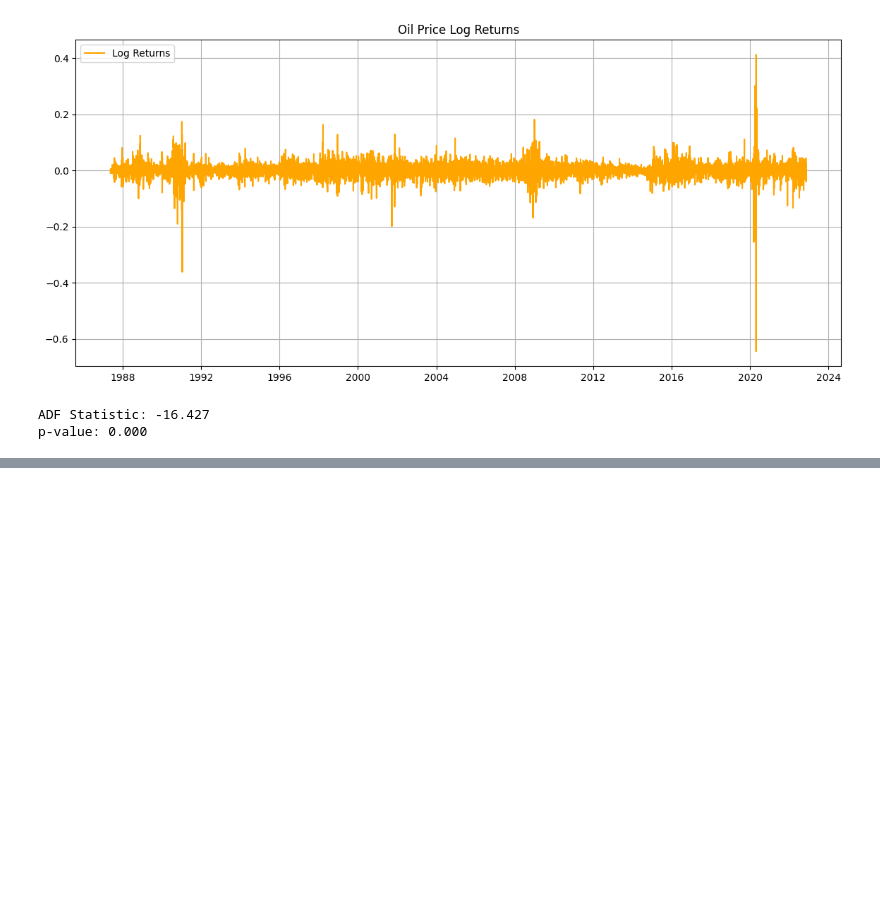
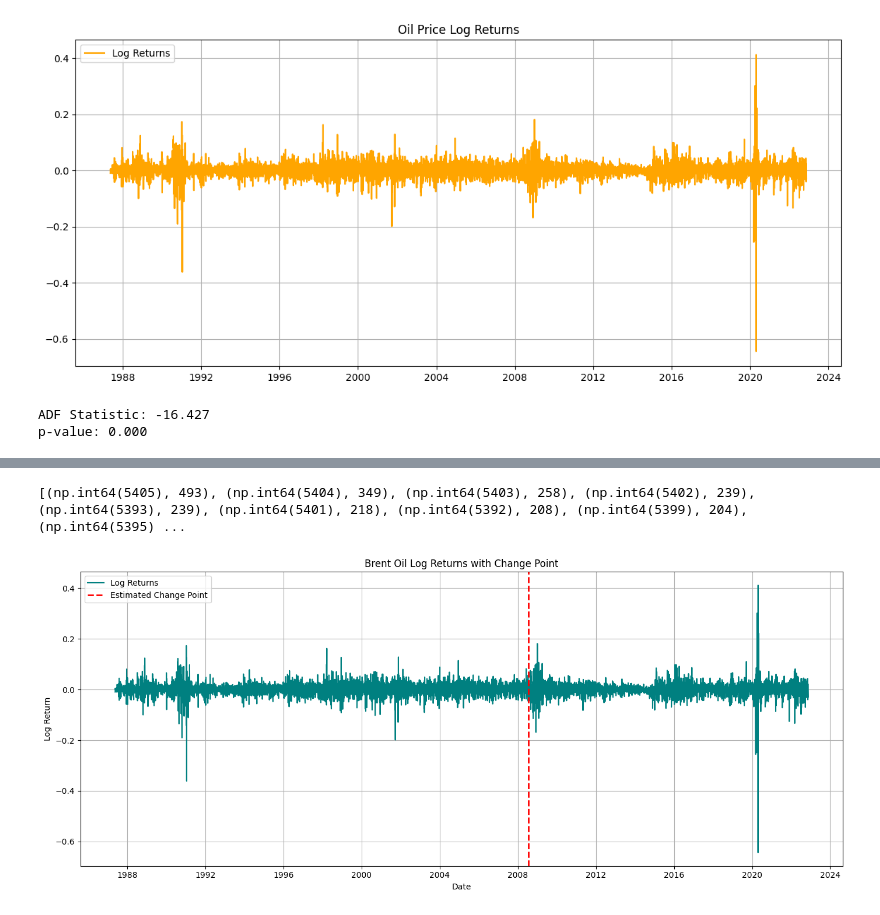
Before and after one commit to estif-lul/oil_price_change_point_detection, a Jupyter notebook: notebooks/eda.ipynb, the cells around one changed output, grey strips where cells are left out. Drawn from its saved outputs; the diff is of its cells as text; code cells hidden in the pictures; blank space fills up the shorter version.

```diff
--- a/notebooks/eda.ipynb
+++ b/notebooks/eda.ipynb
@@ -89,0 +120,4 @@ ValueError: Not enough samples to build a trace.
+# %%
+print(top_taus)
+# %% [output]
+[(np.int64(5405), 493), (np.int64(5404), 349), (np.int64(5403), 258), (np.int64(5402), 239), (np.int64(5393), 239), (np.int64(5401), 218), (np.int64(5392), 208), (np.int64(5399), 204), (np.int64(5395) ...
@@ -89,0 +143,18 @@ ValueError: Not enough samples to build a trace.
+# %%
+# Plot time series of log returns with change point
+plt.figure(figsize=(14, 6))
+plt.plot(df["Log_Return"], label="Log Returns", color="teal")
+
+# Get change point index (use mean or median if array)
+tau_idx = int(np.round(np.mean(bcp.tau)))  # or np.median(bcp.tau)
+plt.axvline(df.index[tau_idx], color="red", linestyle="--", linewidth=2, label="Estimated Change Point")
+
+plt.title("Brent Oil Log Returns with Change Point")
+plt.xlabel("Date")
+plt.ylabel("Log Return")
+plt.legend()
+plt.grid(True)
+plt.tight_layout()
+plt.show()
+# %% [output]
+[figure, added]
```
Also changed, not shown: parts of 11 cells of this notebook, 3 other files.
